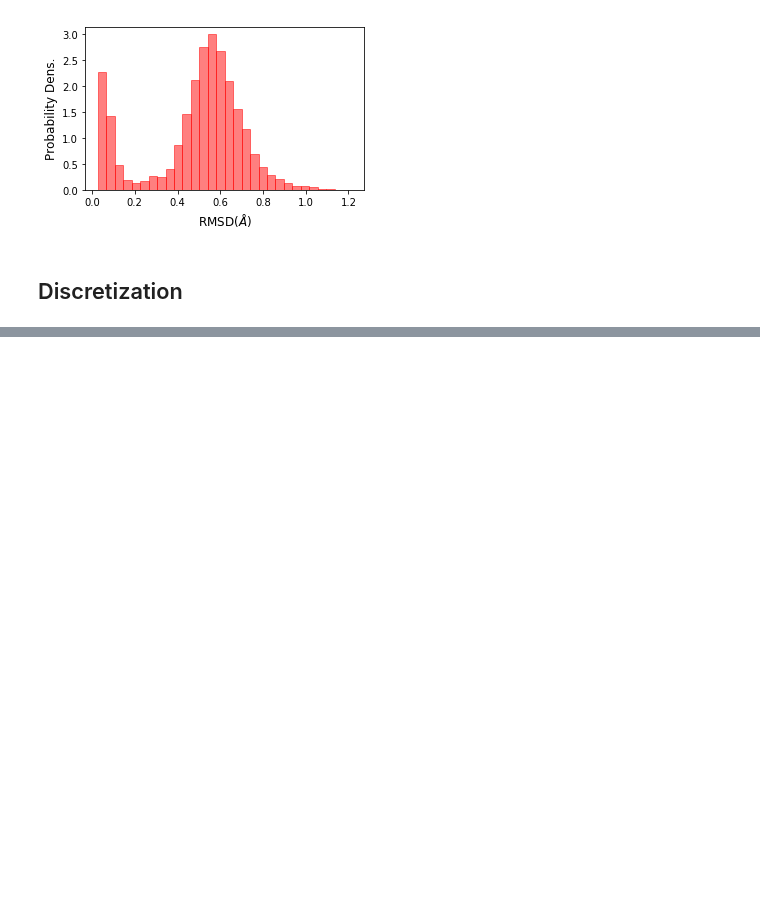
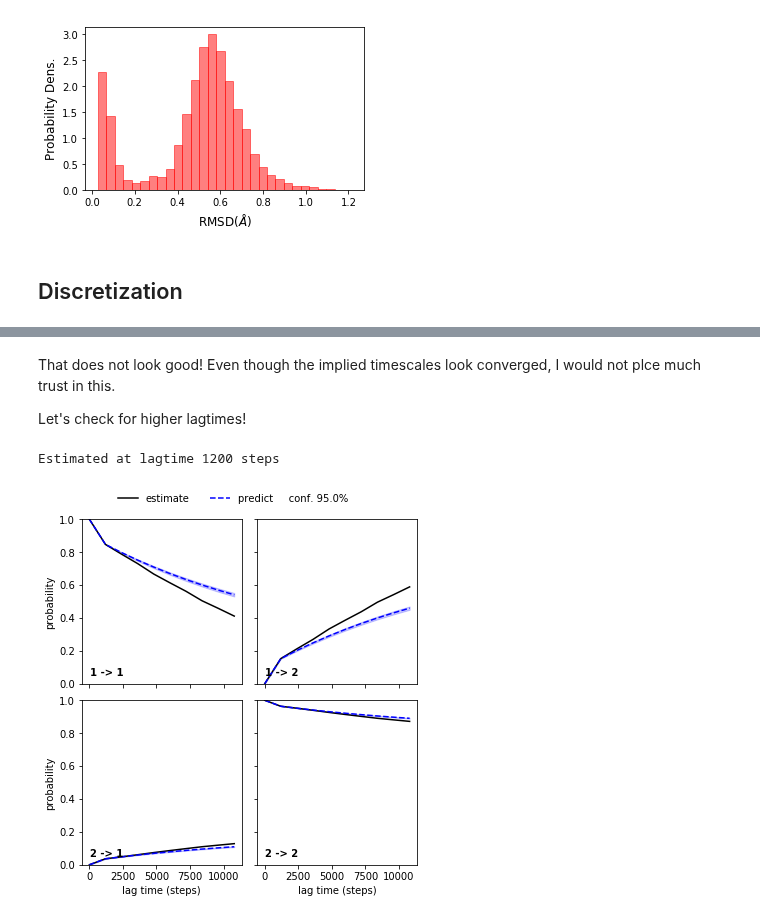
Before and after one commit to choderalab/msm-mfpt, a Jupyter notebook: models/Trpcage_model_mindist_rmsd.ipynb, the cells around one changed output, grey strips where cells are left out. Saved outputs shown, nothing was run; the diff lists cells and outputs as text; code cells hidden in the pictures; blank space fills up the shorter version.

```diff
--- a/models/Trpcage_model_mindist_rmsd.ipynb
+++ b/models/Trpcage_model_mindist_rmsd.ipynb
@@ -140,0 +158,11 @@ fig.tight_layout()
+# %% [markdown]
+That does not look good! Even though the implied timescales look converged, I would not plce much trust in this.
+
+Let's check for higher lagtimes!
+# %%
+lag = get_lagtime_from_array(lags, 0.25, dt=2.0E-4)[1]
+pyemma.plots.plot_cktest(pyemma.msm.bayesian_markov_model(cluster.dtrajs, lag=lag, dt_traj='0.0002 us').cktest(2))
+print('Estimated at lagtime %d steps' % lag)
+# %% [output]
+Estimated at lagtime 1200 steps
+[figure, added]
```
Also changed, not shown: parts of 27 cells of this notebook.
